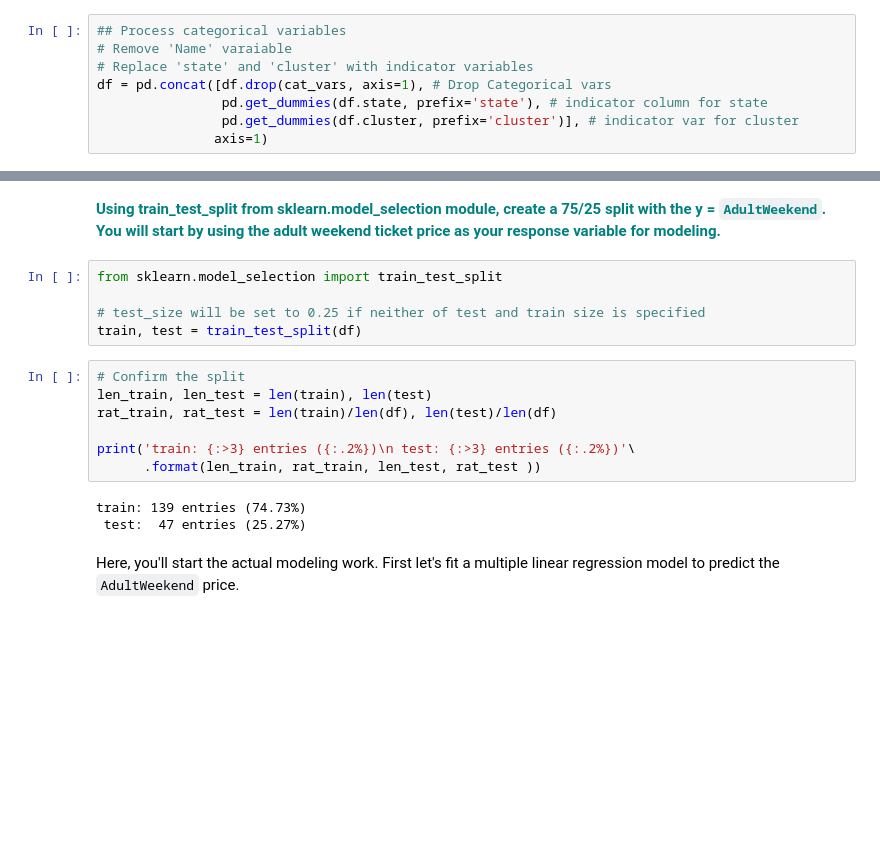
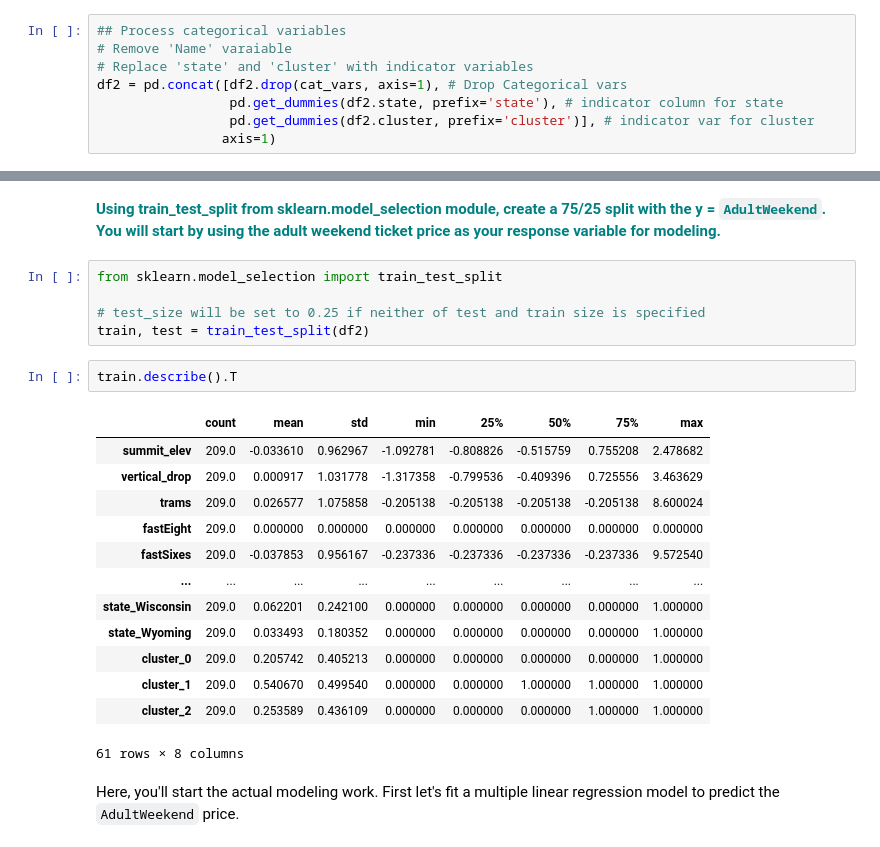
Before and after one commit to suzutomato/springboard, a Jupyter notebook: GuidedCapstone/Notebook_stepfour.ipynb, the cells around one changed output, grey strips where cells are left out. Cells and saved outputs as stored; diff of their text form; blank space fills up the shorter version.

```diff
--- a/GuidedCapstone/Notebook_stepfour.ipynb
+++ b/GuidedCapstone/Notebook_stepfour.ipynb
@@ -81,10 +100,10 @@ df[num_vars] = preprocessing.scale(df[num_vars])
 ## Process categorical variables
 # Remove 'Name' varaiable
 # Replace 'state' and 'cluster' with indicator variables
-df = pd.concat([df.drop(cat_vars, axis=1), # Drop Categorical vars
-                pd.get_dummies(df.state, prefix='state'), # indicator column for state
-                pd.get_dummies(df.cluster, prefix='cluster')], # indicator var for cluster
-               axis=1)
+df2 = pd.concat([df2.drop(cat_vars, axis=1), # Drop Categorical vars
+                 pd.get_dummies(df2.state, prefix='state'), # indicator column for state
+                 pd.get_dummies(df2.cluster, prefix='cluster')], # indicator var for cluster
+                axis=1)
 # %% [markdown]
 ## Split into training and testing datasets
 # %% [markdown]
@@ -93,17 +112,23 @@ df = pd.concat([df.drop(cat_vars, axis=1), # Drop Categorical vars
 from sklearn.model_selection import train_test_split
 
 # test_size will be set to 0.25 if neither of test and train size is specified
-train, test = train_test_split(df)
+train, test = train_test_split(df2)
-# %%
-# Confirm the split
-len_train, len_test = len(train), len(test)
-rat_train, rat_test = len(train)/len(df), len(test)/len(df)
-
-print('train: {:>3} entries ({:.2%})\n test: {:>3} entries ({:.2%})'\
-      .format(len_train, rat_train, len_test, rat_test ))
-# %% [output]
-train: 139 entries (74.73%)
- test:  47 entries (25.27%)
+# %%
+train.describe().T
+# %% [output]
+|  | count | mean | std | min | 25% | 50% | 75% | max |
+| summit_elev | 209.0 | -0.033610 | 0.962967 | -1.092781 | -0.808826 | -0.515759 | 0.755208 | 2.478682 |
+| vertical_drop | 209.0 | 0.000917 | 1.031778 | -1.317358 | -0.799536 | -0.409396 | 0.725556 | 3.463629 |
+| trams | 209.0 | 0.026577 | 1.075858 | -0.205138 | -0.205138 | -0.205138 | -0.205138 | 8.600024 |
+| fastEight | 209.0 | 0.000000 | 0.000000 | 0.000000 | 0.000000 | 0.000000 | 0.000000 | 0.000000 |
+| fastSixes | 209.0 | -0.037853 | 0.956167 | -0.237336 | -0.237336 | -0.237336 | -0.237336 | 9.572540 |
+| ... | ... | ... | ... | ... | ... | ... | ... | ... |
+| state_Wisconsin | 209.0 | 0.062201 | 0.242100 | 0.000000 | 0.000000 | 0.000000 | 0.000000 | 1.000000 |
+| state_Wyoming | 209.0 | 0.033493 | 0.180352 | 0.000000 | 0.000000 | 0.000000 | 0.000000 | 1.000000 |
+| cluster_0 | 209.0 | 0.205742 | 0.405213 | 0.000000 | 0.000000 | 0.000000 | 0.000000 | 1.000000 |
+| cluster_1 | 209.0 | 0.540670 | 0.499540 | 0.000000 | 0.000000 | 1.000000 | 1.000000 | 1.000000 |
+| cluster_2 | 209.0 | 0.253589 | 0.436109 | 0.000000 | 0.000000 | 0.000000 | 1.000000 | 1.000000 |
+61 rows × 8 columns
 # %% [markdown]
 Here, you'll start the actual modeling work. First let's fit a multiple linear regression model to predict the `AdultWeekend` price.
 # %% [markdown]
```
Also changed, not shown: parts of 12 cells of this notebook, 13 other files.
